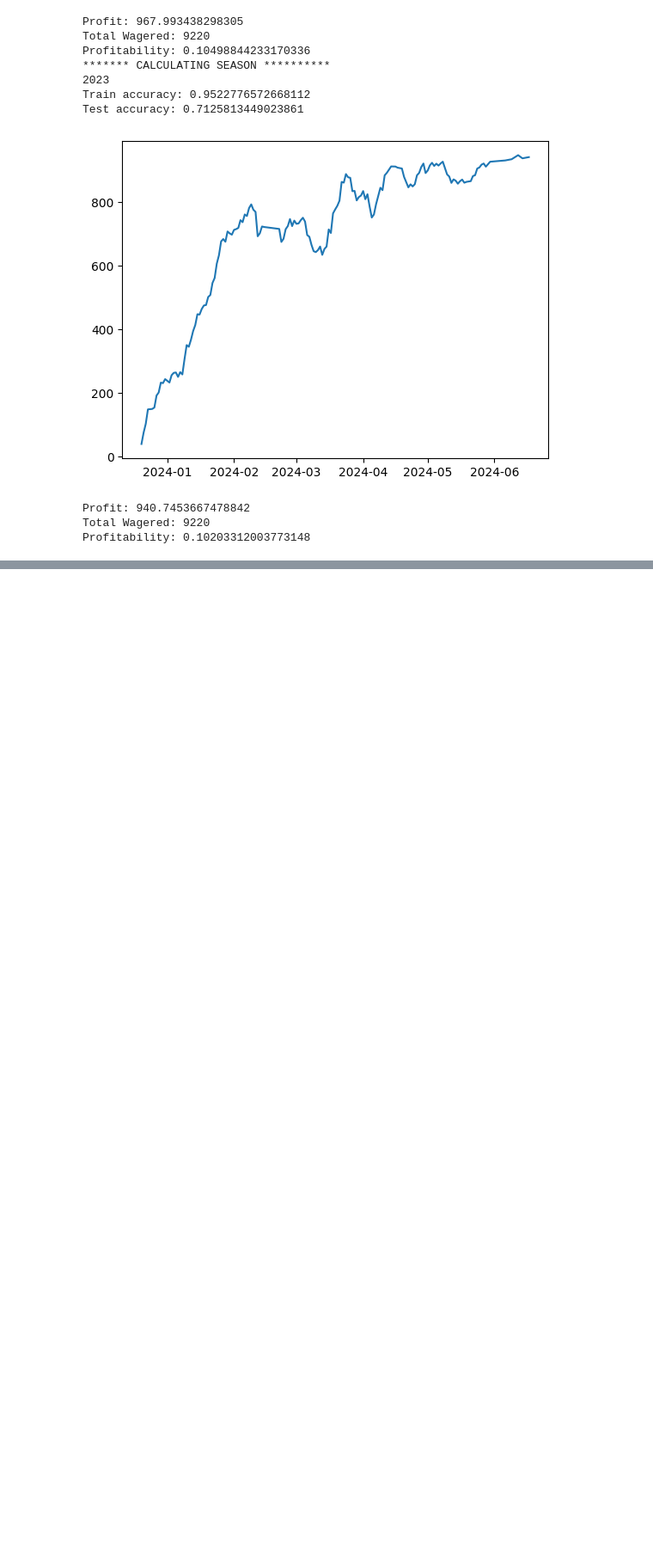
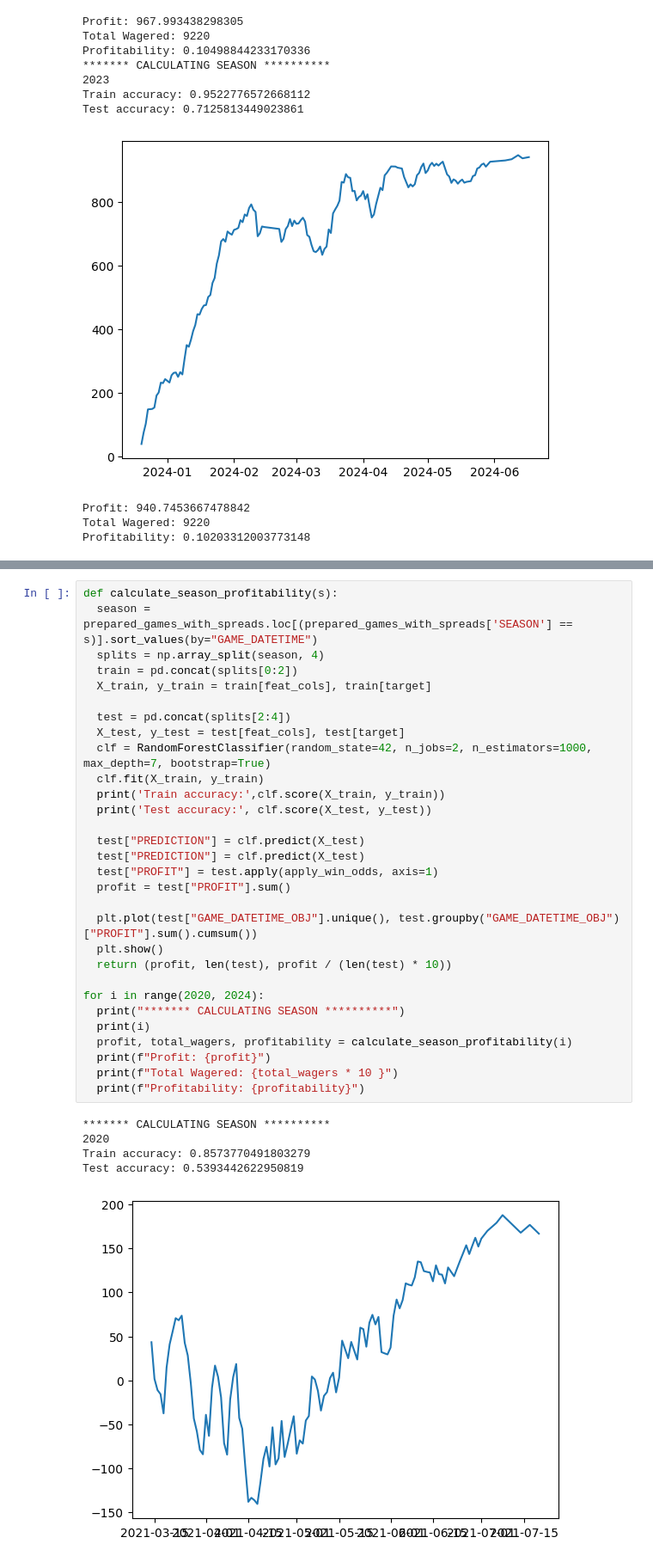
Before and after one commit to dgliwa/nba-pickem, a Jupyter notebook: notebooks/predict_wins.ipynb, the cells around one changed output, grey strips where cells are left out. Shown at 86% size. Drawn from its saved outputs; the diff is of its cells as text; blank space fills up the shorter version.

```diff
--- a/notebooks/predict_wins.ipynb
+++ b/notebooks/predict_wins.ipynb
@@ -1059,0 +1314,36 @@ Combining those results with the money line odds for the remaining games (2/3 th
+# %%
+def calculate_season_profitability(s):
+  season = prepared_games_with_spreads.loc[(prepared_games_with_spreads['SEASON'] == s)].sort_values(by="GAME_DATETIME")
+  splits = np.array_split(season, 4)
+  train = pd.concat(splits[0:2])
+  X_train, y_train = train[feat_cols], train[target]
+
+  test = pd.concat(splits[2:4])
+  X_test, y_test = test[feat_cols], test[target]
+  clf = RandomForestClassifier(random_state=42, n_jobs=2, n_estimators=1000, max_depth=7, bootstrap=True)
+  clf.fit(X_train, y_train)
+  print('Train accuracy:',clf.score(X_train, y_train))
+  print('Test accuracy:', clf.score(X_test, y_test))
+
+  test["PREDICTION"] = clf.predict(X_test)
+  test["PREDICTION"] = clf.predict(X_test)
+  test["PROFIT"] = test.apply(apply_win_odds, axis=1)
+  profit = test["PROFIT"].sum()
+
+  plt.plot(test["GAME_DATETIME_OBJ"].unique(), test.groupby("GAME_DATETIME_OBJ")["PROFIT"].sum().cumsum())
+  plt.show()
+  return (profit, len(test), profit / (len(test) * 10))
+
+for i in range(2020, 2024):
+  print("******* CALCULATING SEASON **********")
+  print(i)
+  profit, total_wagers, profitability = calculate_season_profitability(i)
+  print(f"Profit: {profit}")
+  print(f"Total Wagered: {total_wagers * 10 }")
+  print(f"Profitability: {profitability}")
+# %% [output]
+******* CALCULATING SEASON **********
+2020
+Train accuracy: 0.8573770491803279
+Test accuracy: 0.5393442622950819
+[figure, added]
```
Also changed, not shown: parts of 17 cells of this notebook, 1 other file.
